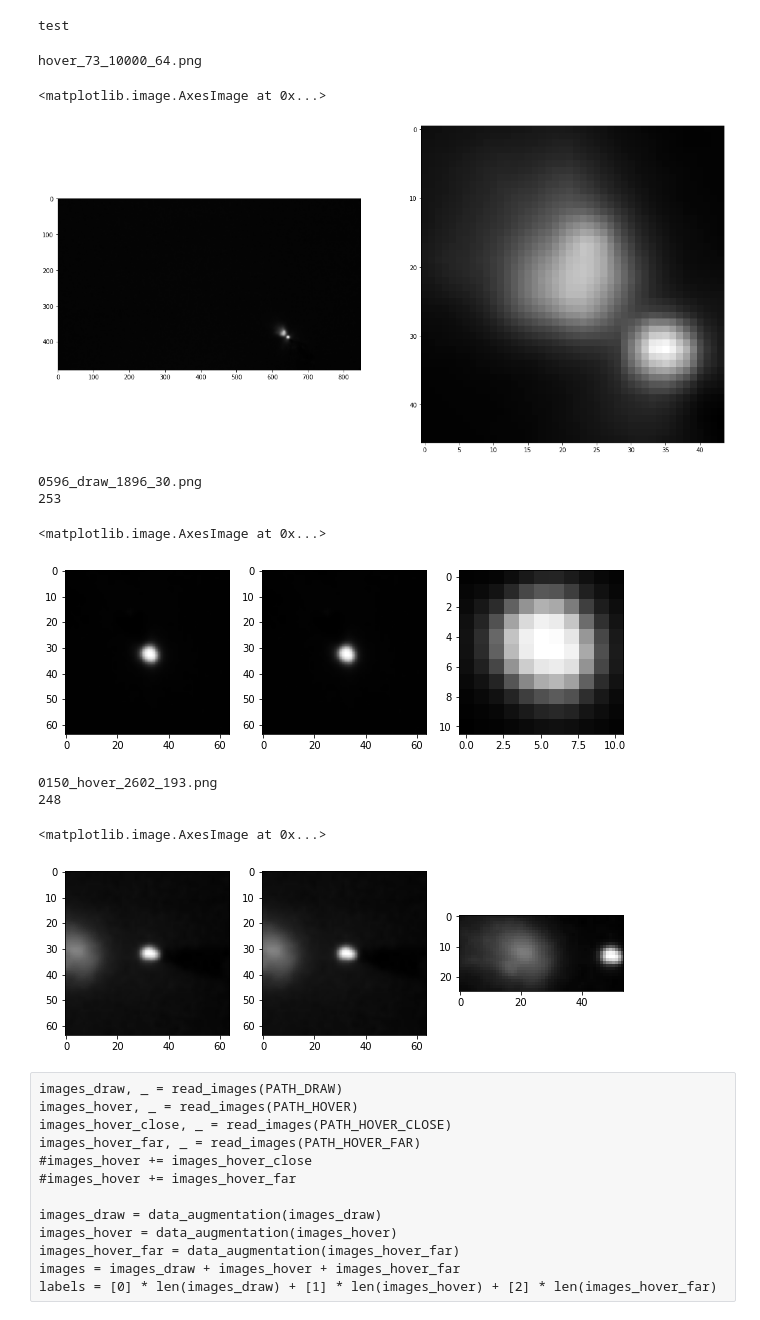
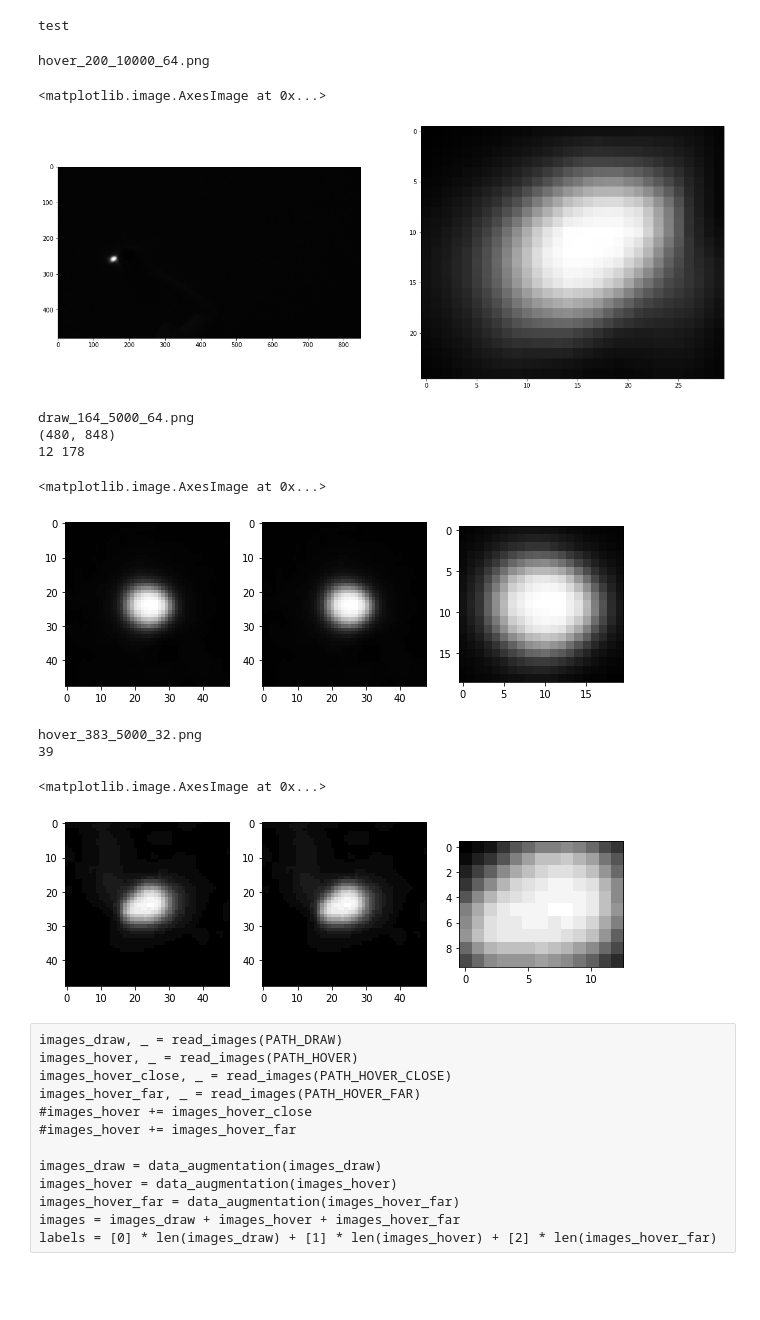
Before and after one commit to vigitia/IRPenTracking, a Jupyter notebook: evaluation/cnn.ipynb, the cells around one changed output. Saved outputs shown, nothing was run; the diff lists cells and outputs as text; code cells hidden in the pictures; blank space fills up the shorter version.

```diff
--- a/evaluation/cnn.ipynb
+++ b/evaluation/cnn.ipynb
@@ -55,6 +55,9 @@ PATH_HOVER_FINAL_2 = '../out/hover_new_final_2'
 PATH_DRAW_LAB = '../out/draw_new_lab'
 PATH_HOVER_LAB = '../out/hover_new_lab'
 
+PATH_DRAW_STEREO = '../out/2022-06-24/draw'
+PATH_HOVER_STEREO = '../out/2022-06-24/hover'
+
 DRAW_PATHS = [PATH_DRAW, PATH_DRAW_NEW, PATH_DRAW_SUNLIGHT]
 HOVER_PATHS = [PATH_HOVER, PATH_HOVER_NEW, PATH_HOVER_SUNLIGHT]
 
@@ -64,7 +67,7 @@ HOVER_PATHS = [PATH_HOVER, PATH_HOVER_NEW, PATH_HOVER_SUNLIGHT]
 #    HOVER_PATHS.append(f'../out/hover_{exposure}_{gain}')
 
 
-IMG_SIZE = 64
+IMG_SIZE = 48
 # %%
 def crop_image(img, size = 16):
     margin = int(size / 2)
@@ -152,9 +155,9 @@ fig, axes = plt.subplots(1, 2, figsize=(20, 10))
 axes[0].imshow(img, 'gray')
 axes[1].imshow(img_cropped, 'gray')
 # %% [output]
-hover_73_10000_64.png
+hover_200_10000_64.png
 <matplotlib.image.AxesImage at 0x...>
-[figure, old version]
+[figure, new version]
 # %%
 def read_images(path):
     files = os.listdir(path)
@@ -196,13 +201,14 @@ def data_augmentation(images):
                 result.append(cv2.flip(tmp2, flipCode=0))
     return result
 # %%
-fname = random.sample(os.listdir(PATH_DRAW_NEW), 1)[0]
+fname = random.sample(os.listdir(PATH_DRAW_STEREO), 1)[0]
 print(fname)
-img = cv2.imread(PATH_DRAW_NEW + '/' + fname, cv2.IMREAD_GRAYSCALE)
+img = cv2.imread(PATH_DRAW_STEREO + '/' + fname, cv2.IMREAD_GRAYSCALE)
+print(img.shape)
 #img = cv2.imread(PATH_DRAW + '0024.png', cv2.IMREAD_GRAYSCALE)
 #print(img.shape)
 img_cropped, coords = crop_image_2(img, IMG_SIZE)
-print(np.max(img_cropped))
+print(np.min(img_cropped), np.max(img_cropped))
 #print(coords)
 
 img_cropped_2, _ = crop_image(img, IMG_SIZE)
@@ -220,39 +226,40 @@ axes[1].imshow(img_cropped_2, 'gray')
 
 axes[2].imshow(img_cropped_3, 'gray')
 # %% [output]
-0596_draw_1896_30.png
-253
+draw_164_5000_64.png
+(480, 848)
+12 178
 <matplotlib.image.AxesImage at 0x...>
-[figure, old version]
+[figure, new version]
 # %%
-fname = random.sample(os.listdir(PATH_HOVER_NEW), 1)[0]
+fname = random.sample(os.listdir(PATH_HOVER_STEREO), 1)[0]
 print(fname)
-img = cv2.imread(PATH_HOVER_NEW + '/' + fname, cv2.IMREAD_GRAYSCALE)
+img = cv2.imread(PATH_HOVER_STEREO + '/' + fname, cv2.IMREAD_GRAYSCALE)
 #img = cv2.imread(PATH_DRAW + '0024.png', cv2.IMREAD_GRAYSCALE)
 #print(img.shape)
 img_cropped, coords = crop_image_2(img, IMG_SIZE)
 print(np.max(img_cropped))
 #print(coords)
 
 img_cropped_2, _ = crop_image(img, IMG_SIZE)
 
 img_cropped_3, _ = crop_to_nonblack(img, IMG_SIZE)
 
 fig, axes = plt.subplots(1, 3, figsize=(10, 5))
 
 #img = cv2.rectangle(img, (coords[0] - int(IMG_SIZE / 2), coords[1] - int(IMG_SIZE / 2)), (coords[0] + int(IMG_SIZE / 2), coords[1] + int(IMG_SIZE / 2)), (255), 1)
 #print(img_cropped[0, 0])
 #print(img_cropped.shape)
 axes[0].imshow(img_cropped, 'gray')
 
 axes[1].imshow(img_cropped_2, 'gray')
 
 axes[2].imshow(img_cropped_3, 'gray')
 # %% [output]
-0150_hover_2602_193.png
-248
+hover_383_5000_32.png
+39
 <matplotlib.image.AxesImage at 0x...>
-[figure, old version]
+[figure, new version]
 # %% [raw]
 images_draw, _ = read_images(PATH_DRAW)
 images_hover, _ = read_images(PATH_HOVER)
```
Also changed, not shown: parts of 8 cells of this notebook, 9 other files.
